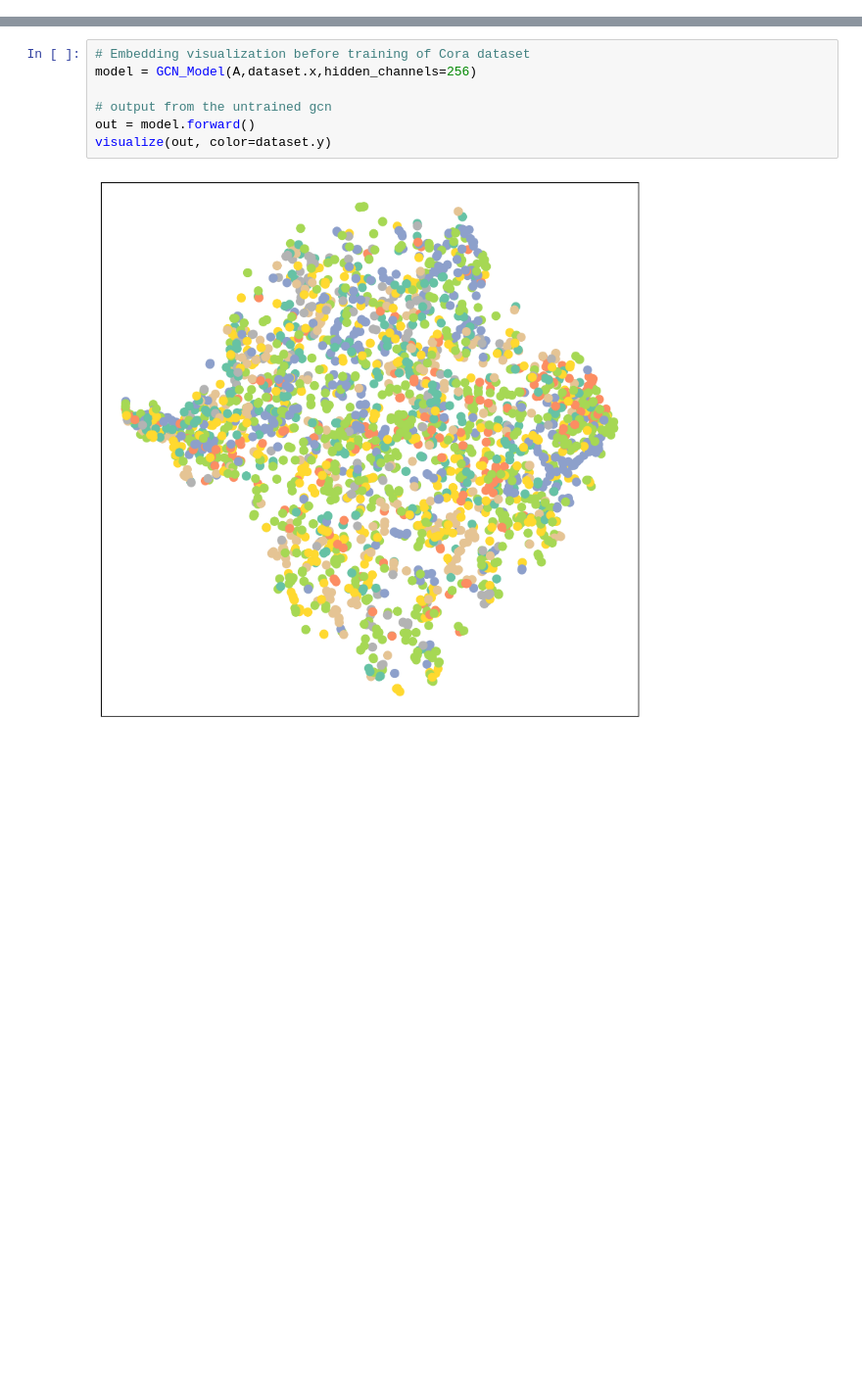
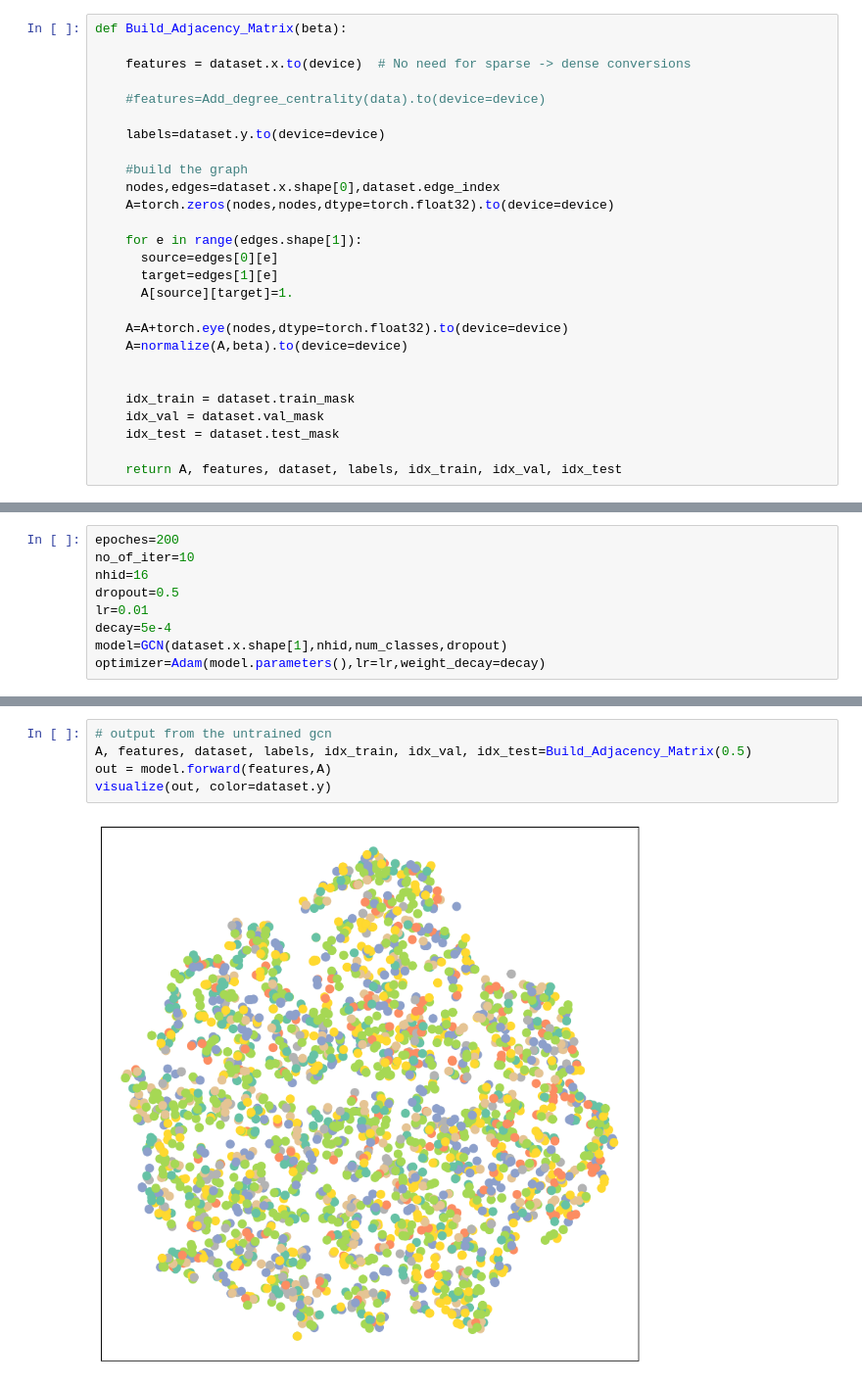
Before and after one commit to suranjandey2012/Academic_Project, a Jupyter notebook: GCN_Node_Classification.ipynb, the cells around one changed output, grey strips where cells are left out. Shown at 98% size. Cells and saved outputs as stored; diff of their text form; blank space fills up the shorter version.

```diff
--- a/GCN_Node_Classification.ipynb
+++ b/GCN_Node_Classification.ipynb
@@ -147,0 +194,27 @@ A=torch.matmul(W1,D1) #(D+I)^(-1/2)(A+I)*(D+I)^(-1/2)
+# %%
+def Build_Adjacency_Matrix(beta):
+
+    features = dataset.x.to(device)  # No need for sparse -> dense conversions
+
+    #features=Add_degree_centrality(data).to(device=device)
+
+    labels=dataset.y.to(device=device)
+
+    #build the graph
+    nodes,edges=dataset.x.shape[0],dataset.edge_index
+    A=torch.zeros(nodes,nodes,dtype=torch.float32).to(device=device)
+
+    for e in range(edges.shape[1]):
+      source=edges[0][e]
+      target=edges[1][e]
+      A[source][target]=1.
+
+    A=A+torch.eye(nodes,dtype=torch.float32).to(device=device)
+    A=normalize(A,beta).to(device=device)
+
+
+    idx_train = dataset.train_mask
+    idx_val = dataset.val_mask
+    idx_test = dataset.test_mask
+
+    return A, features, dataset, labels, idx_train, idx_val, idx_test
@@ -148 +223,10 @@ A=torch.matmul(W1,D1) #(D+I)^(-1/2)(A+I)*(D+I)^(-1/2)
+# %%
+epoches=200
+no_of_iter=10
+nhid=16
+dropout=0.5
+lr=0.01
+decay=5e-4
+model=GCN(dataset.x.shape[1],nhid,num_classes,dropout)
+optimizer=Adam(model.parameters(),lr=lr,weight_decay=decay)
 # %% [markdown]
@@ -177,9 +272,7 @@ def test(model):
 # %%
-# Embedding visualization before training of Cora dataset
-model = GCN_Model(A,dataset.x,hidden_channels=256)
-
 # output from the untrained gcn
-out = model.forward()
+A, features, dataset, labels, idx_train, idx_val, idx_test=Build_Adjacency_Matrix(0.5)
+out = model.forward(features,A)
 visualize(out, color=dataset.y)
 # %% [output]
-[figure, old version]
+[figure, new version]
```
Also changed, not shown: parts of 28 cells of this notebook.
